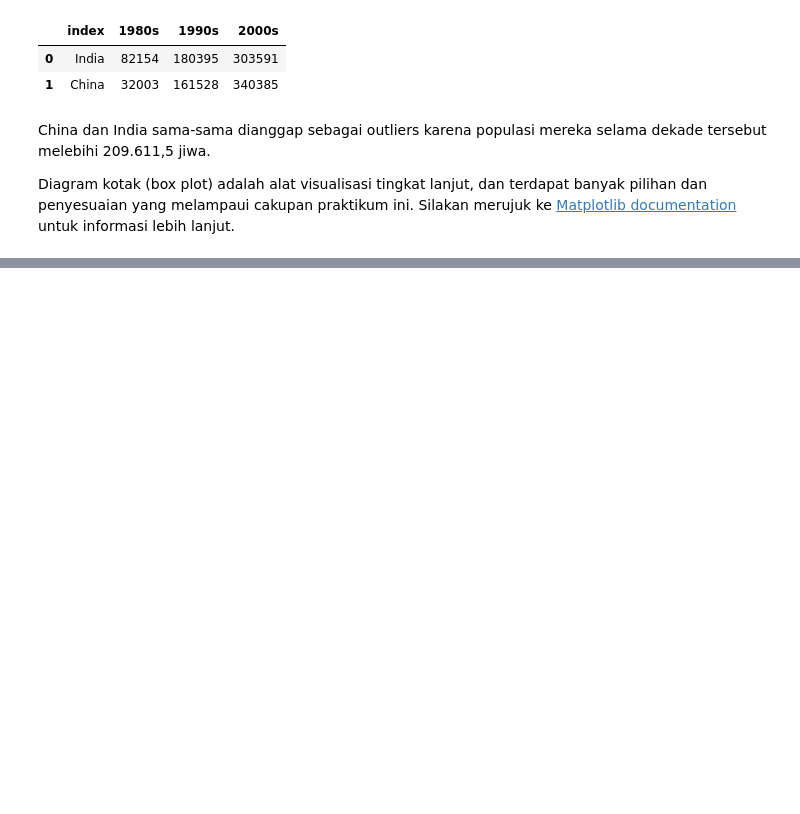
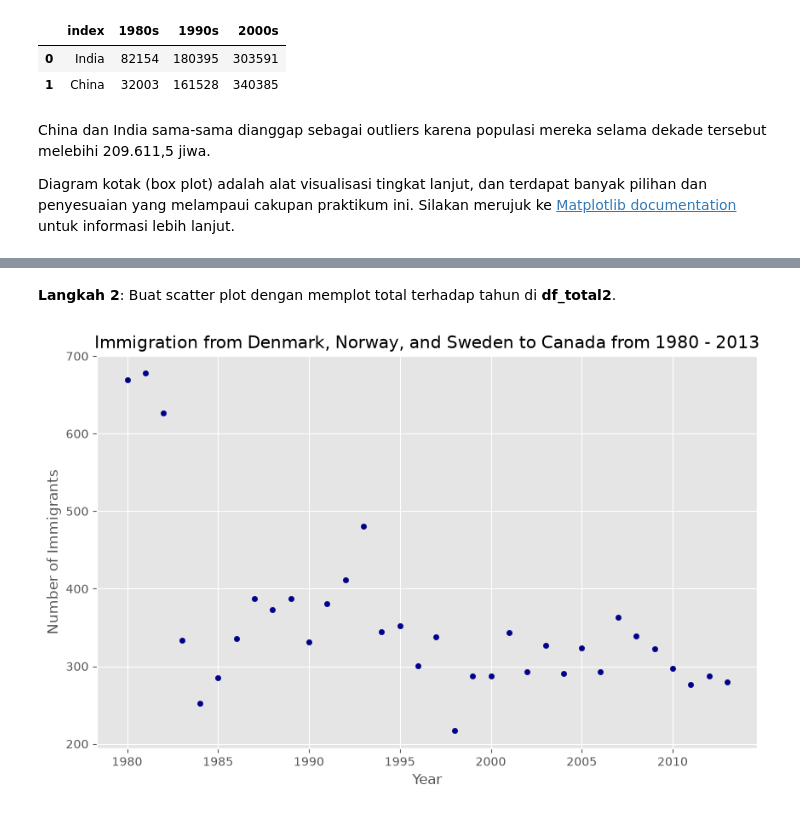
Before and after one commit to jagadhita28/ibm-data-visualization-python, a Jupyter notebook: module-2-basic-specialized-tools/notebooks/03_specialized_visualization_tools.ipynb, the cells around one changed output, grey strips where cells are left out. Saved outputs shown, nothing was run; the diff lists cells and outputs as text; code cells hidden in the pictures; blank space fills up the shorter version.

```diff
--- a/module-2-basic-specialized-tools/notebooks/03_specialized_visualization_tools.ipynb
+++ b/module-2-basic-specialized-tools/notebooks/03_specialized_visualization_tools.ipynb
@@ -533,0 +643,4 @@ Diagram kotak (box plot) adalah alat visualisasi tingkat lanjut, dan terdapat ba
+# %%
+# buat dataframe yang hanya berisi jumlah imigrasi dari negara Denmark, Norway, dan Sweden
+df_countries = df_canada.loc[["Denmark", "Norway", "Sweden"], years].transpose()
+df_countries.head()
@@ -533,0 +654,4 @@ Diagram kotak (box plot) adalah alat visualisasi tingkat lanjut, dan terdapat ba
+# %%
+# Jumlahkan angka imigrasi tiap tahun dari ketiga negara tersebut
+df_total2 = pd.DataFrame(df_countries.sum(axis=1))
+df_total2.head()
@@ -533,0 +665,12 @@ Diagram kotak (box plot) adalah alat visualisasi tingkat lanjut, dan terdapat ba
+# %%
+# atur ulang index
+df_total2.reset_index(inplace=True)
+# %%
+# ubah nama kolom menjadi "years" dan "total"
+df_total2.columns = ["year", "total"]
+
+# ubah kolom tahun dari string menjadi integer untuk membuat scatter plot.
+df_total2["year"] = df_total2["year"].astype(int)
+
+# hasil dataframe terakhir
+df_total2.head()
@@ -533,0 +684,14 @@ Diagram kotak (box plot) adalah alat visualisasi tingkat lanjut, dan terdapat ba
+# %% [markdown]
+**Langkah 2**: Buat scatter plot dengan memplot total terhadap tahun di **df_total2**.
+# %%
+df_total2.plot(kind="scatter", x="year", y="total", figsize=(10, 6), color="darkblue")
+
+plt.title("Immigration from Denmark, Norway, and Sweden to Canada from 1980 - 2013")
+plt.xlabel("Year")
+plt.ylabel("Number of Immigrants")
+
+plt.savefig("../outputs/scatter_plot_immigrants_denmark_norway_sweden.png",
+           dpi=200, bbox_inches="tight")
+plt.show()
+# %% [output]
+[figure, added]
```
Also changed, not shown: parts of 19 cells of this notebook, 3 other files.
